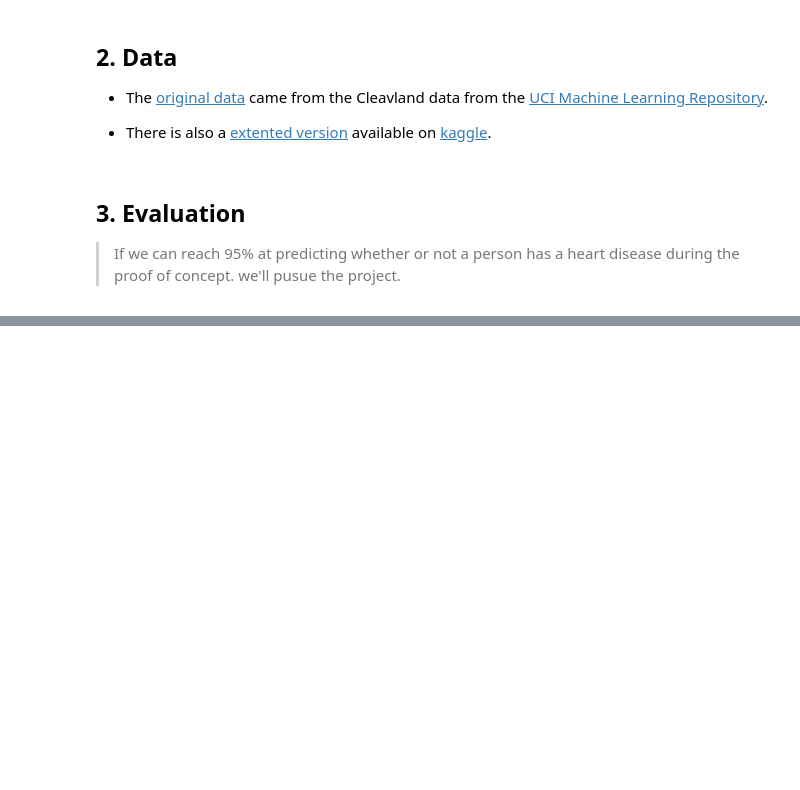
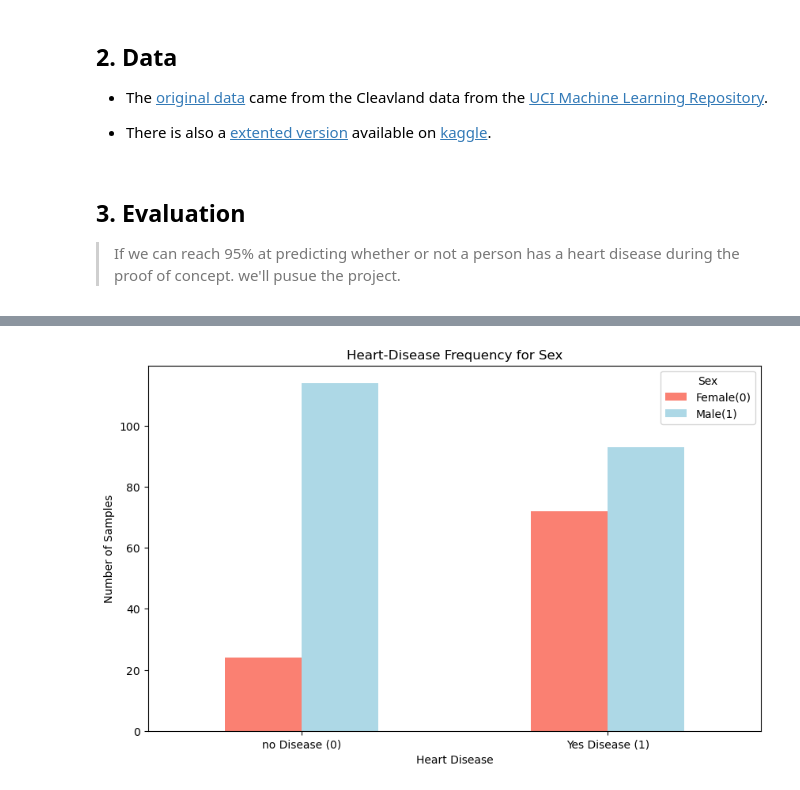
Before and after one commit to Eakempreet/Learning-ML-Projects, a Jupyter notebook: Heart-Disease-Project-1/end-to-end-heart-disease-classification.ipynb, the cells around one changed output, grey strips where cells are left out. Cells and saved outputs as stored; diff of their text form; code cells hidden in the pictures; blank space fills up the shorter version.

```diff
--- a/Heart-Disease-Project-1/end-to-end-heart-disease-classification.ipynb
+++ b/Heart-Disease-Project-1/end-to-end-heart-disease-classification.ipynb
@@ -77,0 +252,12 @@ Think of this section as the <strong>data dictionary</strong>. Each row is one c
+# %%
+# Create a plot of cross-tab
+pd.crosstab(df.target, df.sex).plot(kind="bar",
+                                    figsize=(10,6),
+                                    color=["salmon", "lightblue"],
+                                    xlabel="Heart Disease",
+                                    ylabel="Number of Samples")
+plt.title("Heart-Disease Frequency for Sex")
+plt.xticks([0,1], ["no Disease (0)", "Yes Disease (1)"], rotation=0)
+plt.legend(["Female(0)", "Male(1)"], title="Sex");
+# %% [output]
+[figure, added]
```
Also changed, not shown: parts of 18 cells of this notebook.
